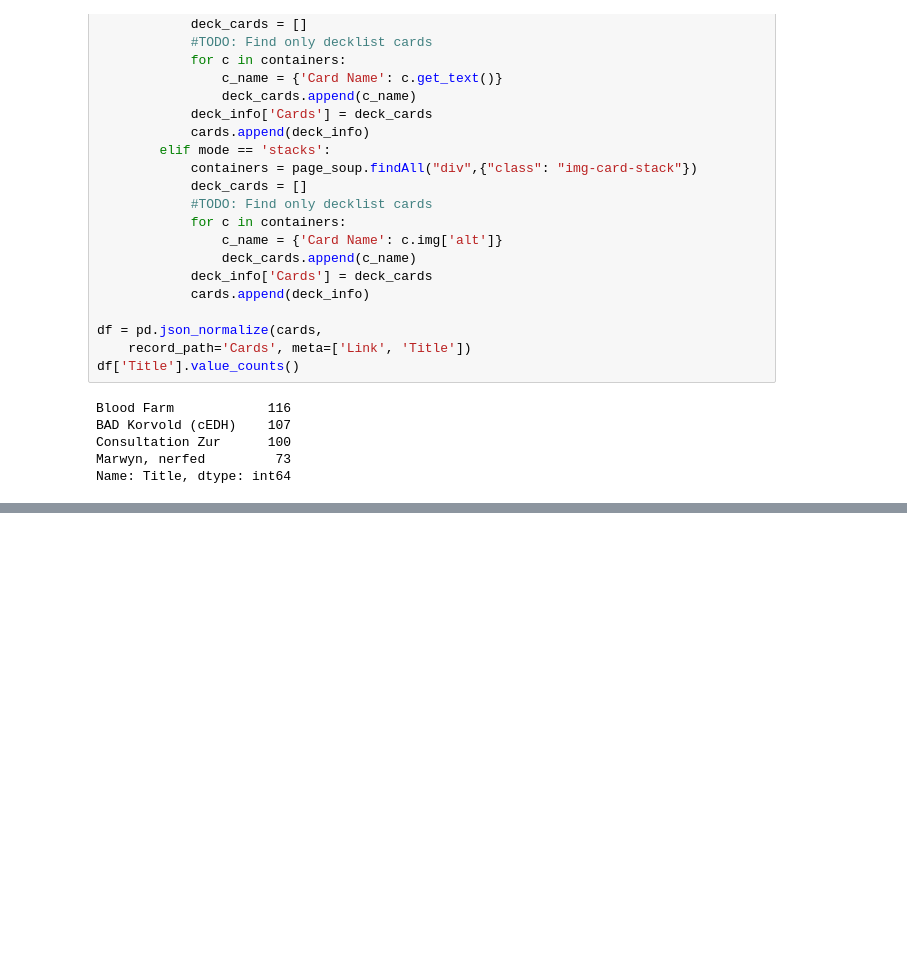
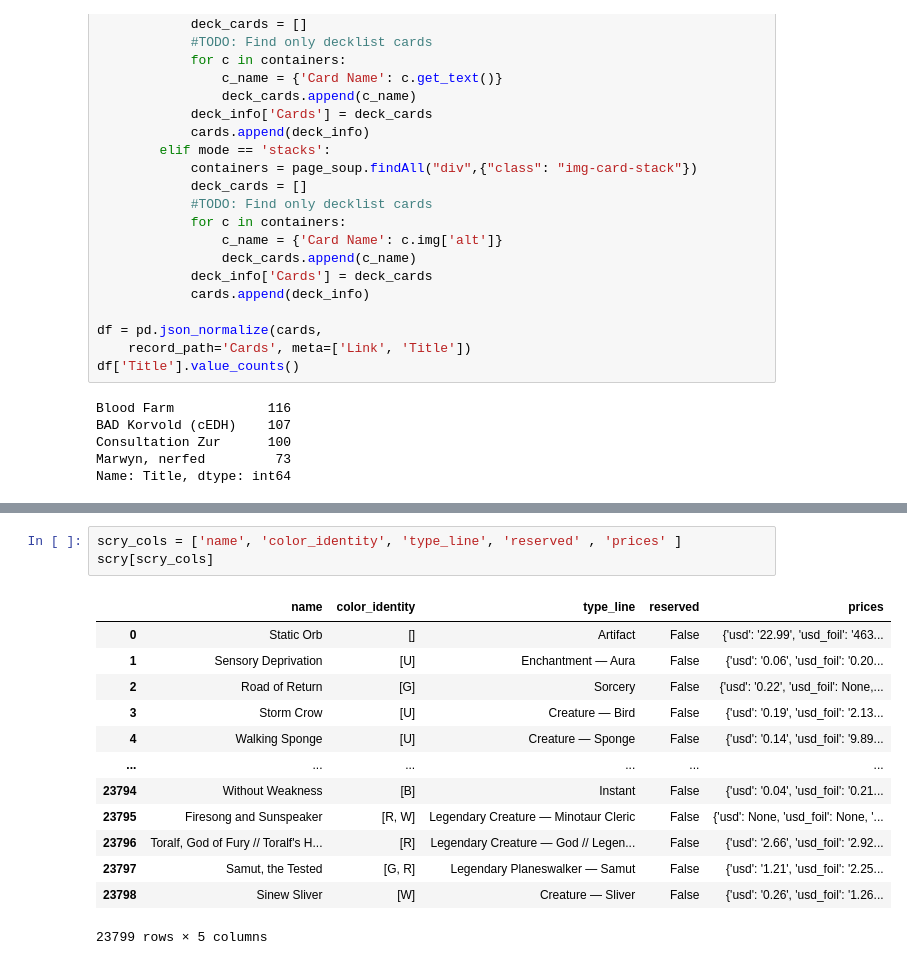
Before and after one commit to Aufban/MTG_Stapler, a Jupyter notebook: Stapler.ipynb, the cells around one changed output, grey strips where cells are left out. Saved outputs shown, nothing was run; the diff lists cells and outputs as text; blank space fills up the shorter version.

```diff
--- a/Stapler.ipynb
+++ b/Stapler.ipynb
@@ -209,0 +259,17 @@ Name: Title, dtype: int64
+# %%
+scry_cols = ['name', 'color_identity', 'type_line', 'reserved' , 'prices' ]
+scry[scry_cols]
+# %% [output]
+|  | name | color_identity | type_line | reserved | prices |
+| 0 | Static Orb | [] | Artifact | False | {'usd': '22.99', 'usd_foil': '463... |
+| 1 | Sensory Deprivation | [U] | Enchantment — Aura | False | {'usd': '0.06', 'usd_foil': '0.20... |
+| 2 | Road of Return | [G] | Sorcery | False | {'usd': '0.22', 'usd_foil': None,... |
+| 3 | Storm Crow | [U] | Creature — Bird | False | {'usd': '0.19', 'usd_foil': '2.13... |
+| 4 | Walking Sponge | [U] | Creature — Sponge | False | {'usd': '0.14', 'usd_foil': '9.89... |
+| ... | ... | ... | ... | ... | ... |
+| 23794 | Without Weakness | [B] | Instant | False | {'usd': '0.04', 'usd_foil': '0.21... |
+| 23795 | Firesong and Sunspeaker | [R, W] | Legendary Creature — Minotaur Cleric | False | {'usd': None, 'usd_foil': None, '... |
+| 23796 | Toralf, God of Fury // Toralf's H... | [R] | Legendary Creature — God // Legen... | False | {'usd': '2.66', 'usd_foil': '2.92... |
+| 23797 | Samut, the Tested | [G, R] | Legendary Planeswalker — Samut | False | {'usd': '1.21', 'usd_foil': '2.25... |
+| 23798 | Sinew Sliver | [W] | Creature — Sliver | False | {'usd': '0.26', 'usd_foil': '1.26... |
+23799 rows × 5 columns
```
Also changed, not shown: parts of 10 cells of this notebook, 10 other files.
